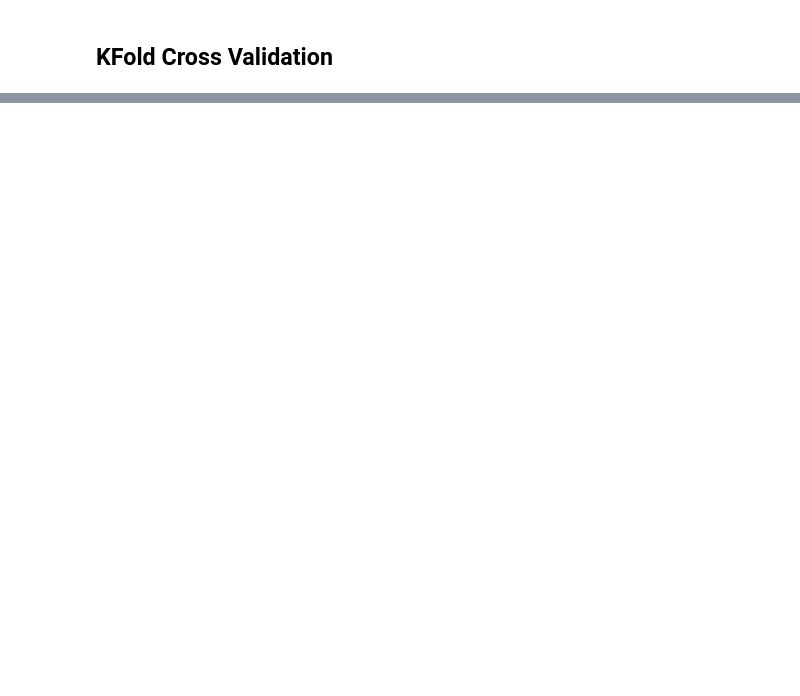
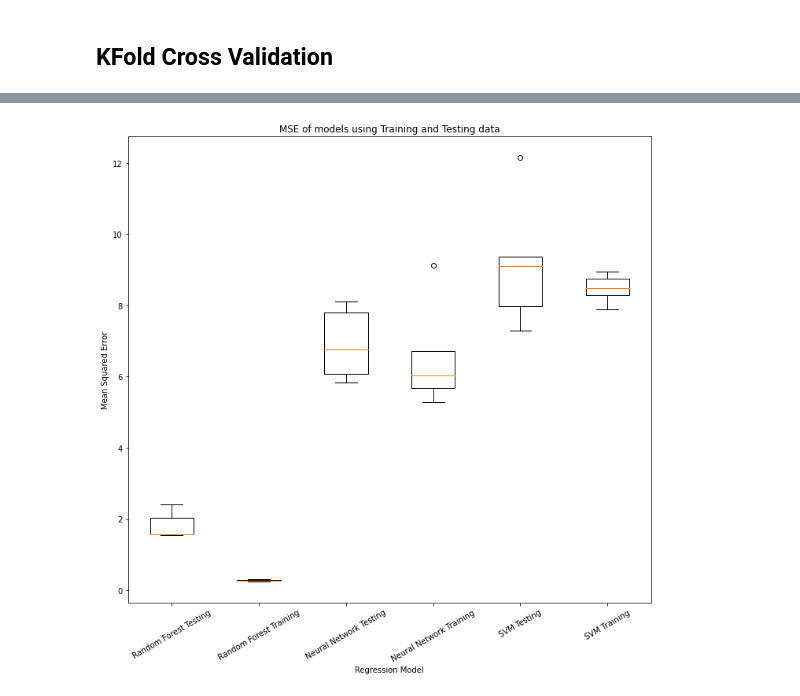
Before and after one commit to Aydivv/AI-Coursework, a Jupyter notebook: 2002 Part 1.ipynb, the cells around one changed output, grey strips where cells are left out. Cells and saved outputs as stored; diff of their text form; code cells hidden in the pictures; blank space fills up the shorter version.

```diff
--- a/2002 Part 1.ipynb
+++ b/2002 Part 1.ipynb
@@ -150,12 +110,0 @@ for i in range(len(RFRvalues)):
-# %%
-data = {'Random Forest': trainRFR, 'Neural Network': trainMLP, 'SVM Y1':trainSVMY1, 'SVM Y2':trainSVMY2}
-fig, ax = plt.subplots()
-
-plt.rcParams["figure.figsize"] = [7.50, 7.50]
-plt.rcParams["figure.autolayout"] = True
-
-ax.boxplot(data.values())
-ax.set_xticklabels(data.keys())
-plt.title("Training data")
-
-plt.show()
@@ -166,12 +110,0 @@ plt.show()
-# %%
-data = {'Random Forest': testRFR, 'Neural Network': testMLP, 'SVM Y1':testSVMY1, 'SVM Y2':testSVMY2}
-fig, ax = plt.subplots()
-
-plt.rcParams["figure.figsize"] = [7.50, 7.50]
-plt.rcParams["figure.autolayout"] = True
-
-ax.boxplot(data.values())
-ax.set_xticklabels(data.keys())
-plt.title("Testing data")
-
-plt.show()
@@ -179,0 +114,17 @@ plt.show()
+# %%
+# Dictionary which stores the arrays and their respective names, making it easier for the developer to test and edit.
+data = {'Random Forest Testing': RFRvalues[:,0],'Random Forest Training': RFRvalues[:,1], 'Neural Network Testing': MLPvalues[:,0], 'Neural Network Training': MLPvalues[:,1], 'SVM Testing':SVMvalues[:,0], 'SVM Training':SVMvalues[:,1]}
+
+fig, ax = plt.subplots()
+plt.rcParams["figure.figsize"] = [10, 10]
+plt.rcParams["figure.autolayout"] = True
+plt.title("MSE of models using Training and Testing data")
+
+ax.boxplot(data.values())
+ax.set_xticklabels(data.keys(),rotation=30)
+ax.set_ylabel('Mean Squared Error')
+ax.set_xlabel('Regression Model')
+
+plt.show()
+# %% [output]
+[figure, added]
```
Also changed, not shown: parts of 22 cells of this notebook, 3 other files.
